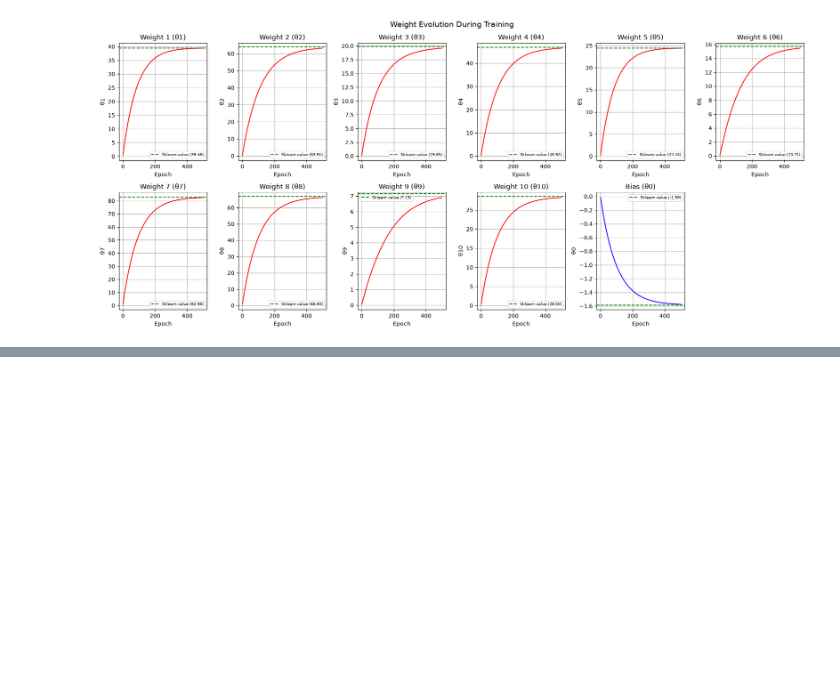
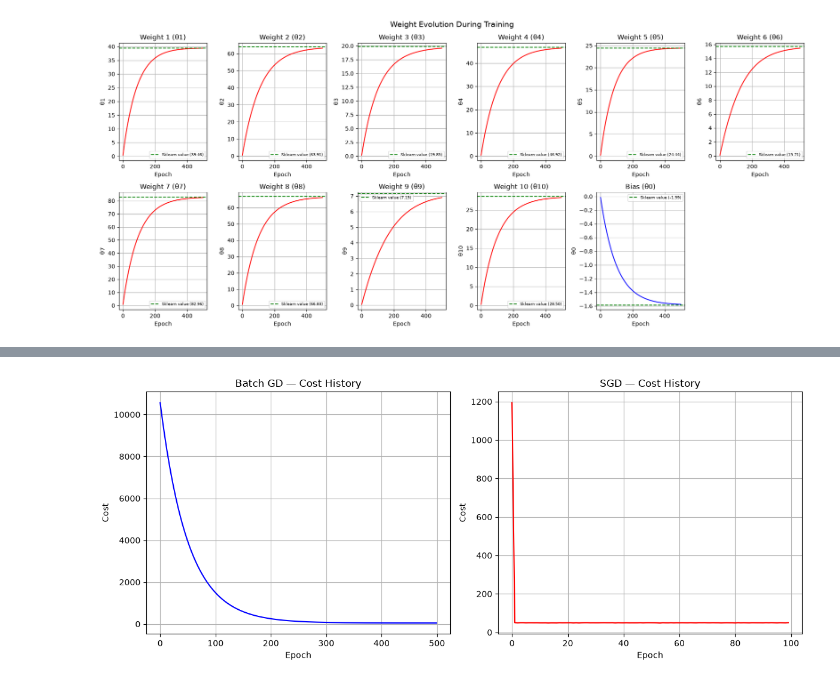
Before and after one commit to nevilsolanki26-afk/applied-ML, a Jupyter notebook: 01_linear_regression.ipynb, the cells around one changed output, grey strips where cells are left out. Cells and saved outputs as stored; diff of their text form; code cells hidden in the pictures; blank space fills up the shorter version.

```diff
--- a/01_linear_regression.ipynb
+++ b/01_linear_regression.ipynb
@@ -370,0 +508,21 @@ Gradient Descent R²:  0.9956
+# %%
+plt.figure(figsize=(12, 5))
+
+plt.subplot(1, 2, 1)
+plt.plot(range(gd_model.epochs), gd_model.cost_history, 'b-')
+plt.xlabel('Epoch')
+plt.ylabel('Cost')
+plt.title('Batch GD — Cost History')
+plt.grid(True)
+
+plt.subplot(1, 2, 2)
+plt.plot(range(sgd_model.epochs), sgd_model.cost_history, 'r-')
+plt.xlabel('Epoch')
+plt.ylabel('Cost')
+plt.title('SGD — Cost History')
+plt.grid(True)
+
+plt.tight_layout()
+plt.show()
+# %% [output]
+[figure, added]
```
Also changed, not shown: parts of 8 cells of this notebook.
